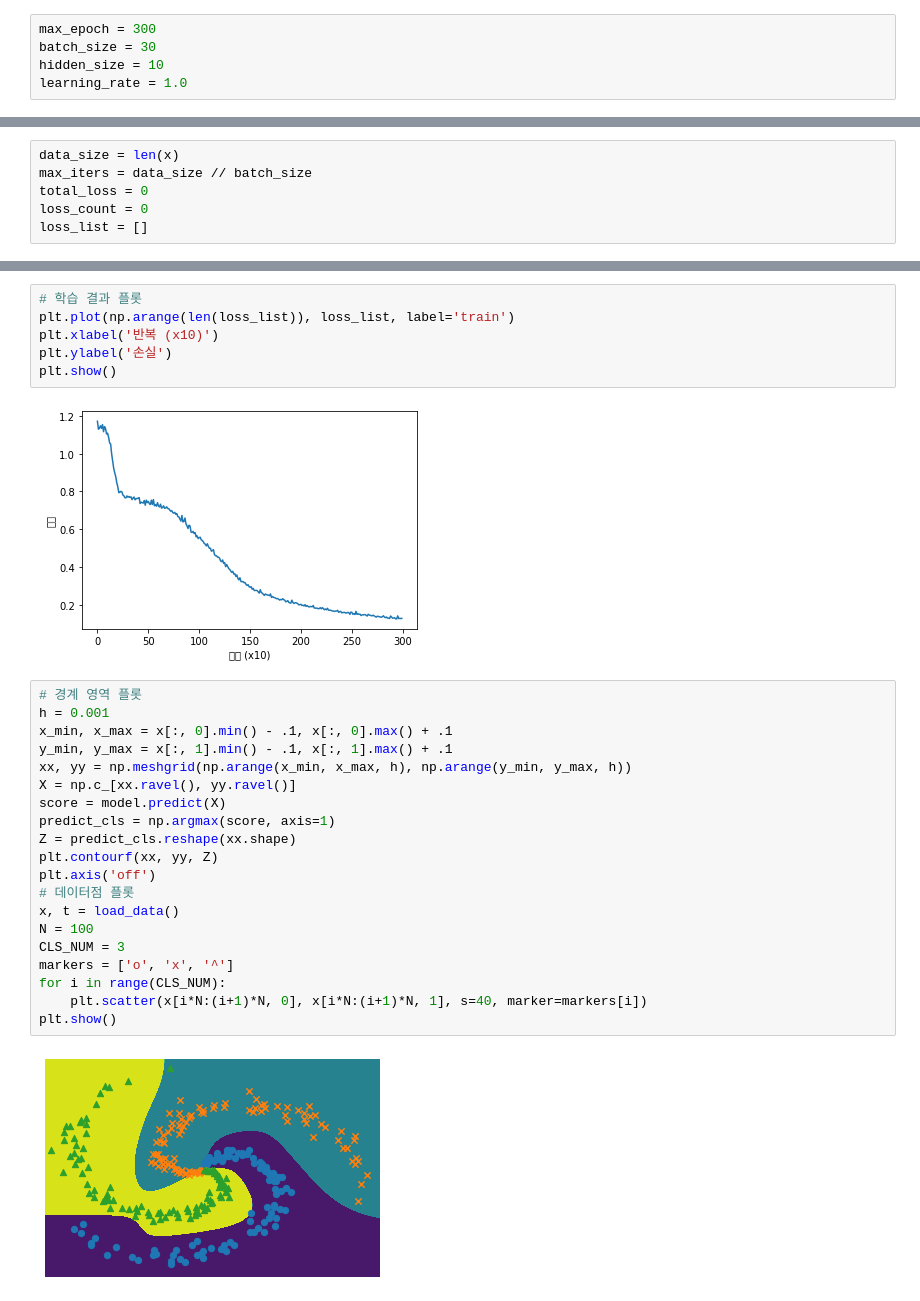
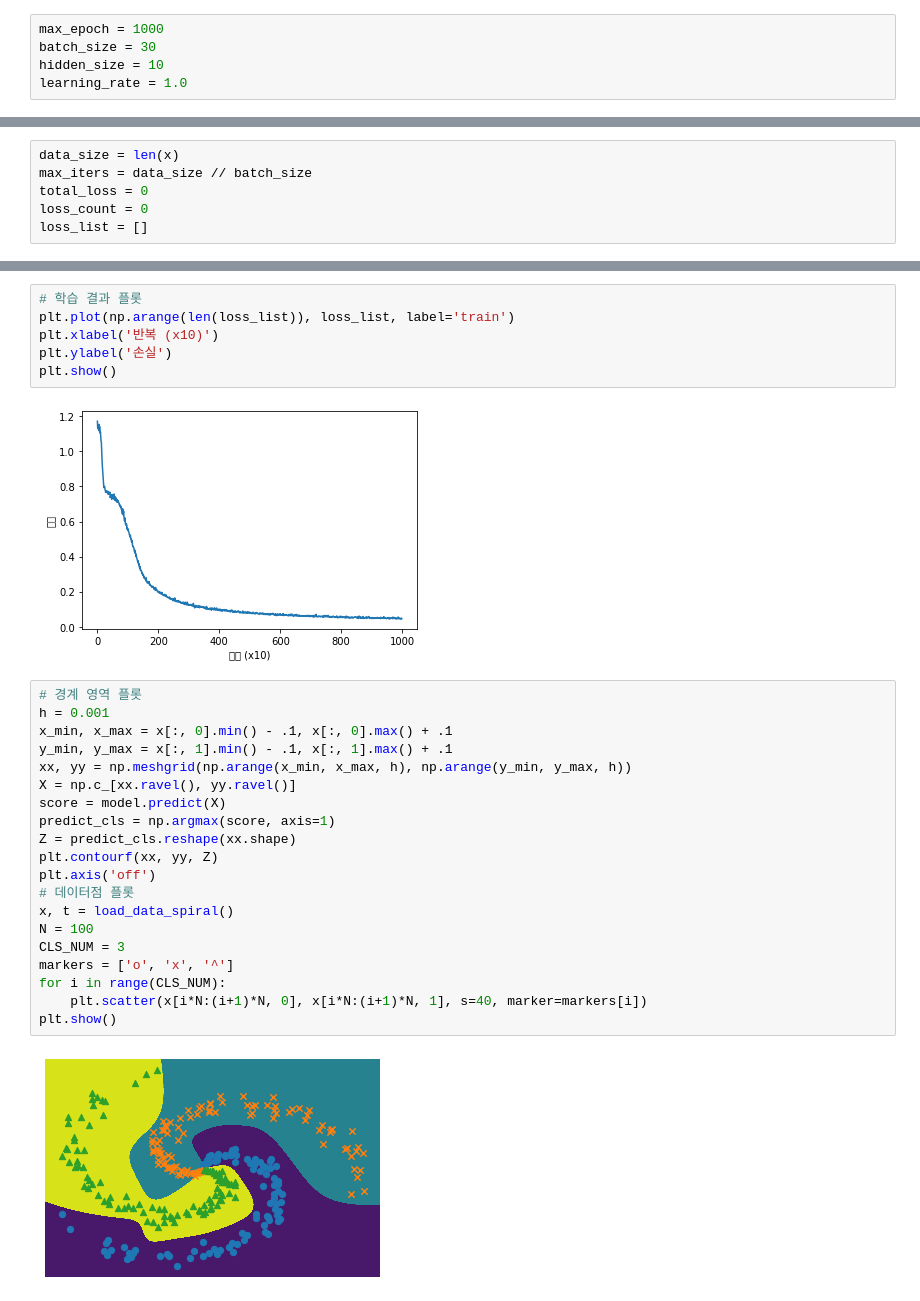
Before and after one commit to kt3472/github.practice, a Jupyter notebook: neural network/NN_0504.ipynb, the cells around one changed output, grey strips where cells are left out. Cells and saved outputs as stored; diff of their text form.

```diff
--- a/neural network/NN_0504.ipynb
+++ b/neural network/NN_0504.ipynb
@@ -6,7 +6,7 @@ from layers import Affine, SoftmaxWithLoss
 # %%
 import matplotlib.pyplot as plt
 # %%
-max_epoch = 300
+max_epoch = 1000
 batch_size = 30
 hidden_size = 10
 learning_rate = 1.0
@@ -113,26 +113,26 @@ plt.xlabel('반복 (x10)')
 plt.ylabel('손실')
 plt.show()
 # %% [output]
-[figure, old version]
+[figure, new version]
 # %%
 # 경계 영역 플롯
 h = 0.001
 x_min, x_max = x[:, 0].min() - .1, x[:, 0].max() + .1
 y_min, y_max = x[:, 1].min() - .1, x[:, 1].max() + .1
 xx, yy = np.meshgrid(np.arange(x_min, x_max, h), np.arange(y_min, y_max, h))
 X = np.c_[xx.ravel(), yy.ravel()]
 score = model.predict(X)
 predict_cls = np.argmax(score, axis=1)
 Z = predict_cls.reshape(xx.shape)
 plt.contourf(xx, yy, Z)
 plt.axis('off')
 # 데이터점 플롯
-x, t = load_data()
+x, t = load_data_spiral()
 N = 100
 CLS_NUM = 3
 markers = ['o', 'x', '^']
 for i in range(CLS_NUM):
     plt.scatter(x[i*N:(i+1)*N, 0], x[i*N:(i+1)*N, 1], s=40, marker=markers[i])
 plt.show()
 # %% [output]
-[figure, old version]
+[figure, new version]
```
Also changed, not shown: parts of 2 cells of this notebook.
